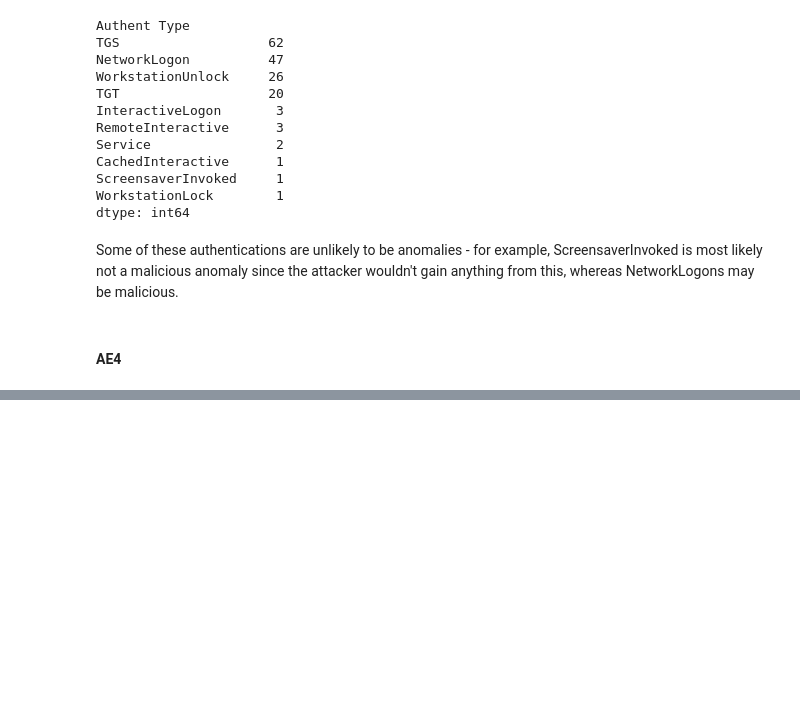
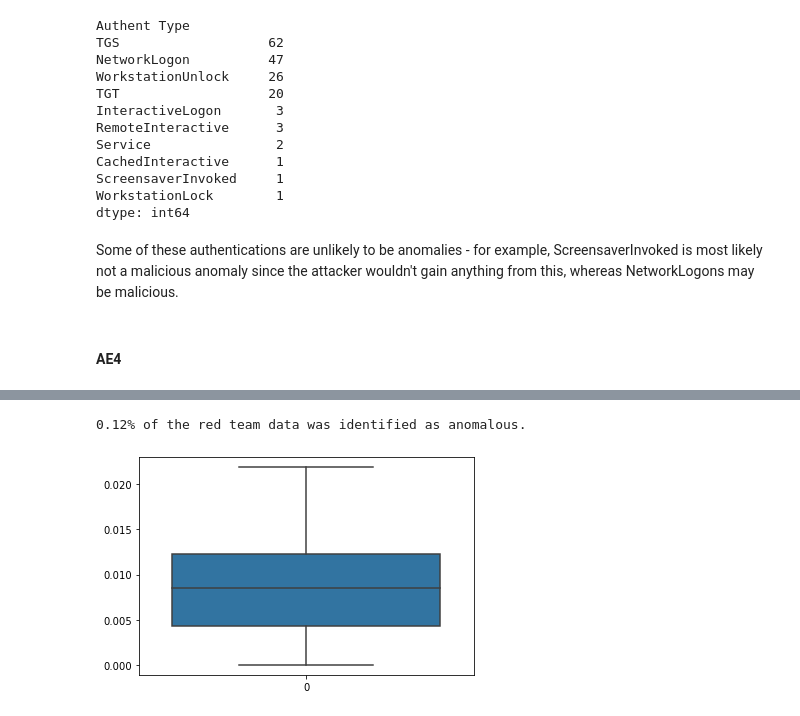
Before and after one commit to gabejg/Advanced-Cyber-Analytics-for-Attack-Detection, a Jupyter notebook: Anomaly Detection/Anomaly Detection.ipynb, the cells around one changed output, grey strips where cells are left out. Drawn from its saved outputs; the diff is of its cells as text; code cells hidden in the pictures; blank space fills up the shorter version.

```diff
--- a/Anomaly Detection/Anomaly Detection.ipynb
+++ b/Anomaly Detection/Anomaly Detection.ipynb
@@ -1463,6 +1472,7 @@ def feature_generation_CAT(user,n):
     feat_dict = {}
     # for reference (not used)
     day_dict = {0:'Monday',1:'Tuesday',2:'Wednesday',3:'Thursday',4:'Friday',5:'Saturday',6:'Sunday'}
+    auth_type_df = pd.DataFrame(index = list(authentication_data['Authent Type'].unique()))
 
     for i in range(len(auth_start_days)-1):
         # gives access to a day for the NN - assume start on a monday based on EDA
@@ -1476,17 +1486,18 @@ def feature_generation_CAT(user,n):
                 srcunique = len(data[data['UserName'] == user]['SrcDevice'].unique())
                 dstunique = len(data[data['UserName'] == user]['DstDevice'].unique())
 
-                le = LabelEncoder()
-                ord_auth_type = le.fit_transform(authentication_data[authentication_data['UserName'] == 'User024511']['Authent Type'])
-
-                feat_dict[i*n + j] = [srcunique,dstunique,authents,failures,ord_auth_type]
+                feat_dict[i*n + j] = [srcunique,dstunique,authents,failures]
                 #feat_dict[i*n + j] = [day,hour,srcunique,dstunique,uniquepairs,authents,failures]
 
-    df = pd.DataFrame(data=feat_dict,index =  ['SrcUnique','DstUnique','Authentications','Failures','Authentiation Type'])
+    df = pd.DataFrame(data=feat_dict,index =  ['SrcUnique','DstUnique','Authentications','Failures'])
     #df = pd.DataFrame(data=feat_dict,index =  ['Day','Hour','SrcUnique','DstUnique','UniquePairs','Authentications','Failures'])
     df = df.transpose()
     df = df.fillna(0)
 
+    auth_df = auth_type_un_df(user,n)
+    df = pd.concat([df,auth_df])
+    df = df.fillna(0)
+
     return df
 # %%
 def ae_anomaly_finder_4(user,n,BATCH_SIZE=64, EPOCHS=1000):
@@ -1504,7 +1515,7 @@ def ae_anomaly_finder_4(user,n,BATCH_SIZE=64, EPOCHS=1000):
     x_test_ae = pipeline.transform(x_test_ae)
 
     # define neural network parameters
-    input_dim = x_train_ae.shape[1]-1
+    input_dim = x_train_ae.shape[1]
     BATCH_SIZE = BATCH_SIZE
     EPOCHS = EPOCHS
 
@@ -1690,0 +1653,10 @@ autoencoder.compile(optimizer="adam",
+# %%
+non_anom_4 = []
+for i in range(len(anomaly_bool_4)):
+    if anomaly_bool_4[i][0] == 0:
+        non_anom_4.append(anomaly_bool_4[i][1])
+
+print('{} of the red team usernames were identified to have anomalies out of {} red team usernames. The folloiwng usernames were found to have no anomalies'.
+      format(len(np.where(np.array([i[0] for i in anomaly_bool_4]) > 0)[0]),len(anomaly_bool_4)))
+print('--------------------------------------------------------------------------------------------')
+print(', '.join(map(str,non_anom_4)))
@@ -1690,0 +1667,15 @@ autoencoder.compile(optimizer="adam",
+# %%
+perc_4 = 100*len(anomalies_ae_4)/len(authentication_data[authentication_data['UserName'].isin(rt_usernames)])
+print('{:.2f}% of the red team data was identified as anomalous.'.format(perc_4))
+# %% [output]
+0.12% of the red team data was identified as anomalous.
+# %%
+final_loss_4 = []
+for i in range(len(val_loss_4)):
+    final_loss_4.append(val_loss_4[i][0][len(val_loss_4[i][0])-1])
+
+plt.figure()
+sns.boxplot(data = final_loss_4)
+plt.show()
+# %% [output]
+[figure, added]
```
Also changed, not shown: parts of 25 cells of this notebook, 4 other files.
